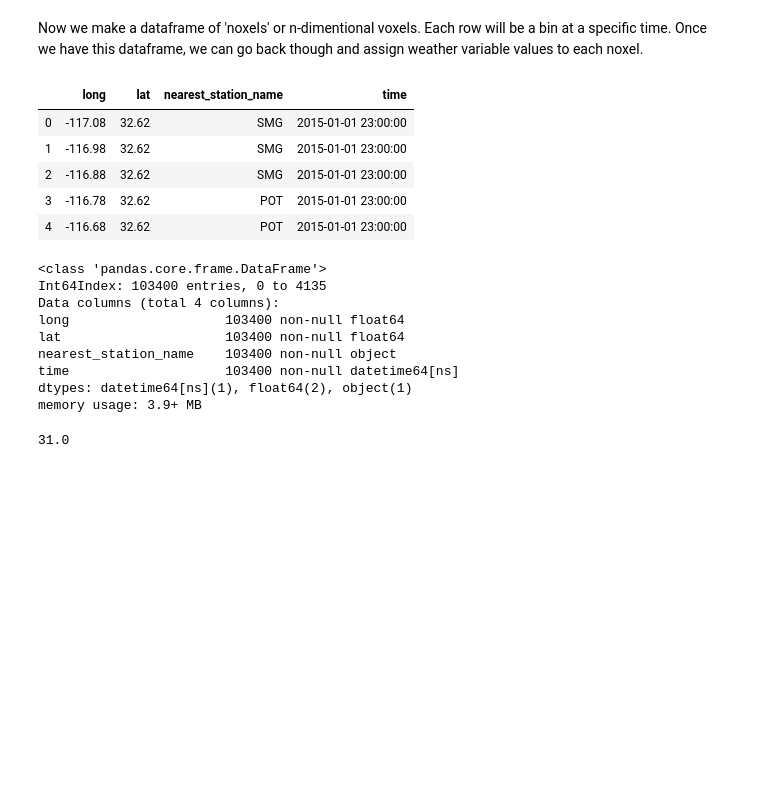
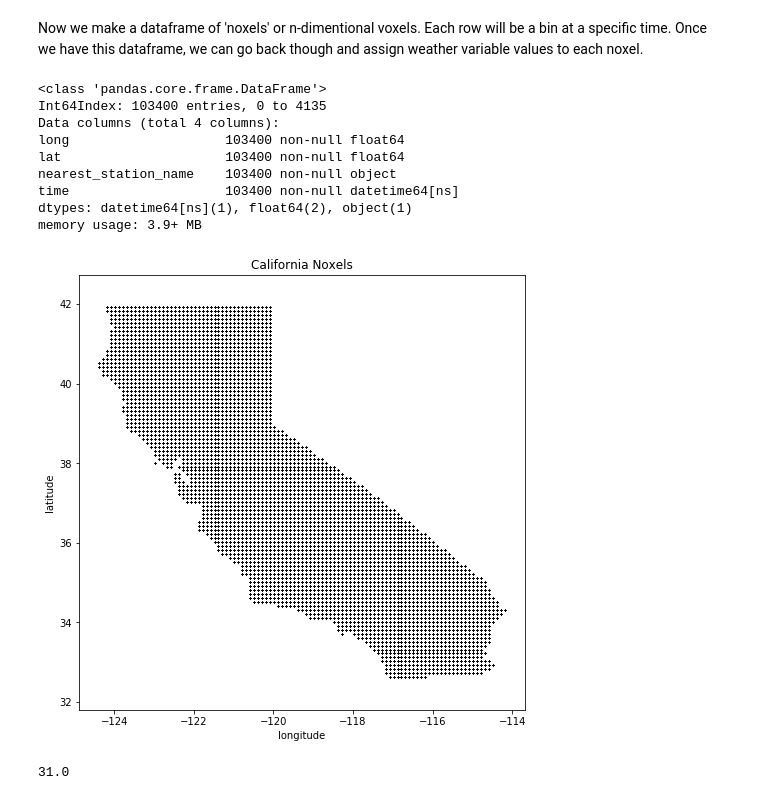
Before and after one commit to aristyogresearch/wildfire, a Jupyter notebook: notebooks/historical_weather_data.ipynb, the cells around one changed output. Cells and saved outputs as stored; diff of their text form; code cells hidden in the pictures; blank space fills up the shorter version.

```diff
--- a/notebooks/historical_weather_data.ipynb
+++ b/notebooks/historical_weather_data.ipynb
@@ -148,26 +183,27 @@ Now we make a dataframe of 'noxels' or n-dimentional voxels. Each row will be a
 def apply_to_bins(time_series, bins):
     return bins.assign(time = time_series)
 
-noxels = pd.concat(time_series.apply(apply_to_bins, args = (bins,)).tolist())
-noxels.to_csv('../data/spatial_data/empty_noxels.csv', index = False)
-noxels.head()
+empty_noxels = pd.concat(time_series.apply(apply_to_bins, args = (bins,)).tolist())
+empty_noxels.to_csv('../data/spatial_data/empty_noxels.csv', index = False)
+empty_noxels.info()
 # %% [output]
-|  | long | lat | nearest_station_name | time |
-| 0 | -117.08 | 32.62 | SMG | 2015-01-01 23:00:00 |
-| 1 | -116.98 | 32.62 | SMG | 2015-01-01 23:00:00 |
-| 2 | -116.88 | 32.62 | SMG | 2015-01-01 23:00:00 |
-| 3 | -116.78 | 32.62 | POT | 2015-01-01 23:00:00 |
-| 4 | -116.68 | 32.62 | POT | 2015-01-01 23:00:00 |
+<class 'pandas.core.frame.DataFrame'>
+Int64Index: 103400 entries, 0 to 4135
+Data columns (total 4 columns):
+long                    103400 non-null float64
+lat                     103400 non-null float64
+nearest_station_name    103400 non-null object
+time                    103400 non-null datetime64[ns]
+dtypes: datetime64[ns](1), float64(2), object(1)
+memory usage: 3.9+ MB
-# %%
-noxels.info()
-# %% [output]
-<class 'pandas.core.frame.DataFrame'>
-Int64Index: 103400 entries, 0 to 4135
-Data columns (total 4 columns):
-long                    103400 non-null float64
-lat                     103400 non-null float64
-nearest_station_name    103400 non-null object
-time                    103400 non-null datetime64[ns]
-dtypes: datetime64[ns](1), float64(2), object(1)
-memory usage: 3.9+ MB
+# %%
+plt.rcParams["figure.figsize"] = (8,8)
+plt.scatter(x = empty_noxels['long'], y = empty_noxels['lat'], color = 'black', s = 0.1)
+plt.axis('equal')
+plt.xlabel('longitude')
+plt.ylabel('latitude')
+plt.title('California Noxels')
+plt.show()
+# %% [output]
+[figure, added]
 # %%
```
Also changed, not shown: parts of 21 cells of this notebook, 7 other files.
